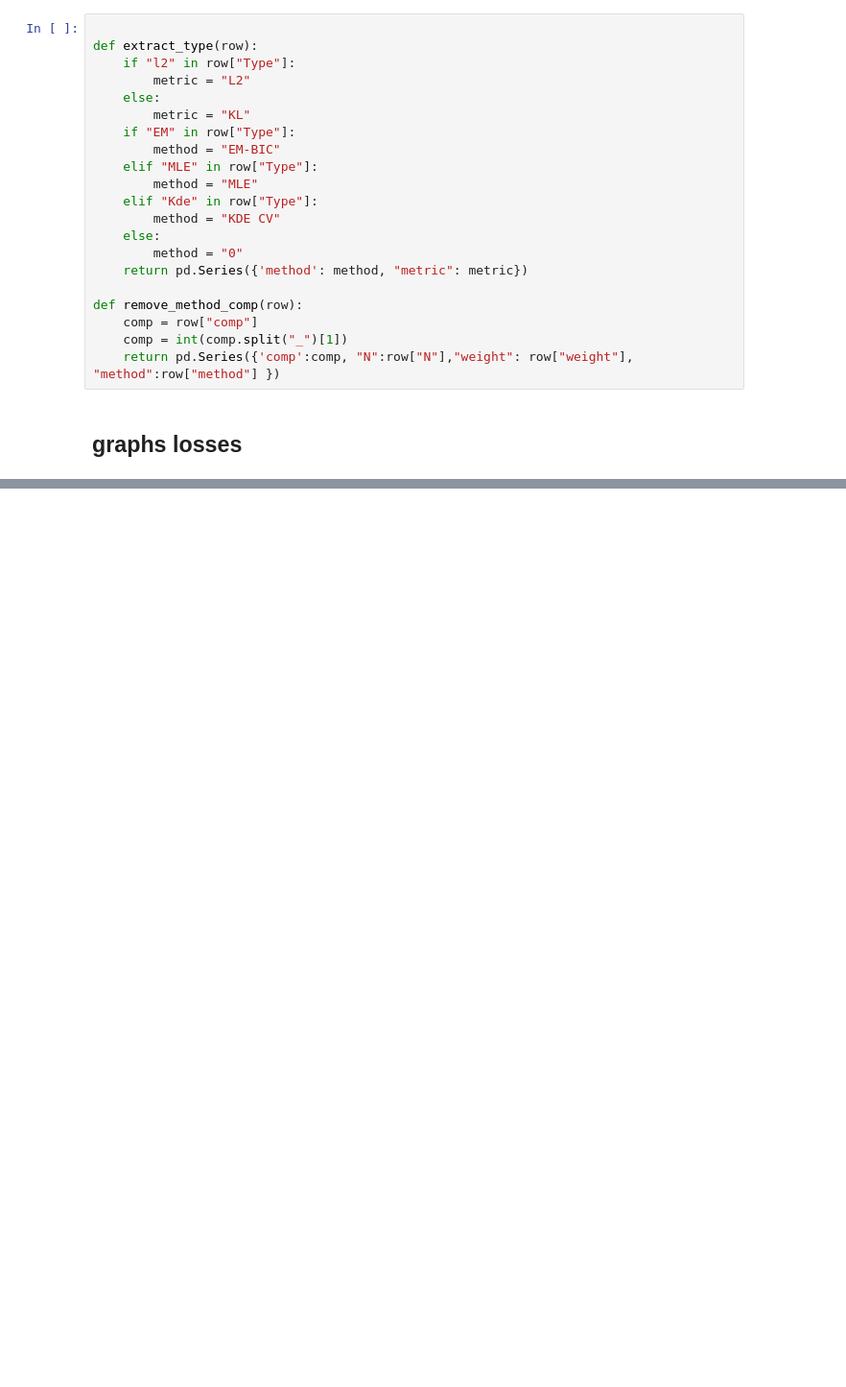
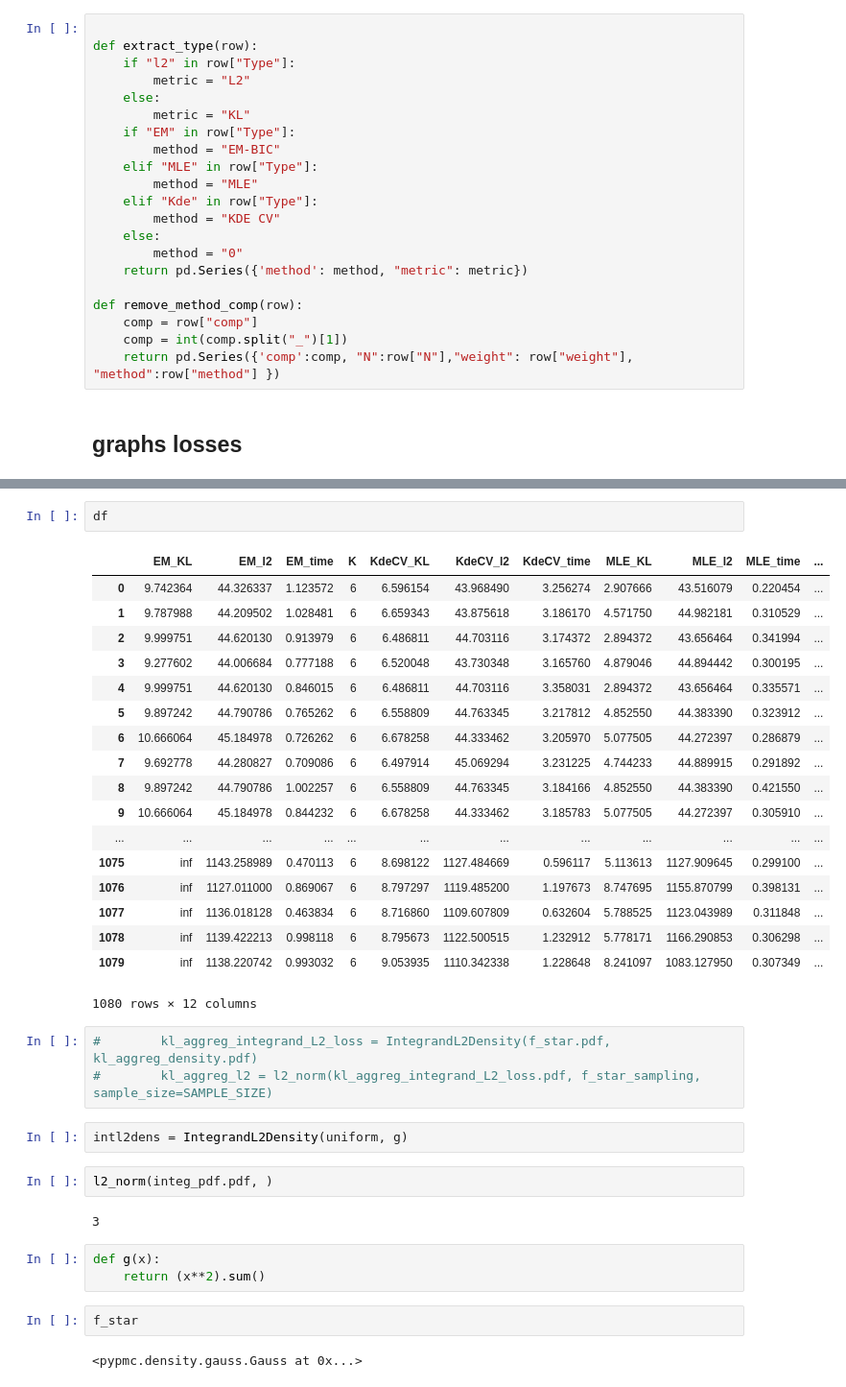
Before and after one commit to mehdisebbar/kl-aggregation, a Jupyter notebook: weight_vector_simulations_paper/weight_vector_estim_code/clustering.ipynb, the cells around one changed output, grey strips where cells are left out. Shown at 96% size. Saved outputs shown, nothing was run; the diff lists cells and outputs as text; blank space fills up the shorter version.

```diff
--- a/weight_vector_simulations_paper/weight_vector_estim_code/clustering.ipynb
+++ b/weight_vector_simulations_paper/weight_vector_estim_code/clustering.ipynb
@@ -920,0 +902,37 @@ l2_norm(f_over_g, f_sample, sample_size=10000, hypercube_size=3)
+# %%
+df
+# %% [output]
+|  | EM_KL | EM_l2 | EM_time | K | KdeCV_KL | KdeCV_l2 | KdeCV_time | MLE_KL | MLE_l2 | MLE_time | ... |
+| 0 | 9.742364 | 44.326337 | 1.123572 | 6 | 6.596154 | 43.968490 | 3.256274 | 2.907666 | 43.516079 | 0.220454 | ... |
+| 1 | 9.787988 | 44.209502 | 1.028481 | 6 | 6.659343 | 43.875618 | 3.186170 | 4.571750 | 44.982181 | 0.310529 | ... |
+| 2 | 9.999751 | 44.620130 | 0.913979 | 6 | 6.486811 | 44.703116 | 3.174372 | 2.894372 | 43.656464 | 0.341994 | ... |
+| 3 | 9.277602 | 44.006684 | 0.777188 | 6 | 6.520048 | 43.730348 | 3.165760 | 4.879046 | 44.894442 | 0.300195 | ... |
+| 4 | 9.999751 | 44.620130 | 0.846015 | 6 | 6.486811 | 44.703116 | 3.358031 | 2.894372 | 43.656464 | 0.335571 | ... |
+| 5 | 9.897242 | 44.790786 | 0.765262 | 6 | 6.558809 | 44.763345 | 3.217812 | 4.852550 | 44.383390 | 0.323912 | ... |
+| 6 | 10.666064 | 45.184978 | 0.726262 | 6 | 6.678258 | 44.333462 | 3.205970 | 5.077505 | 44.272397 | 0.286879 | ... |
+| 7 | 9.692778 | 44.280827 | 0.709086 | 6 | 6.497914 | 45.069294 | 3.231225 | 4.744233 | 44.889915 | 0.291892 | ... |
+| 8 | 9.897242 | 44.790786 | 1.002257 | 6 | 6.558809 | 44.763345 | 3.184166 | 4.852550 | 44.383390 | 0.421550 | ... |
+| 9 | 10.666064 | 45.184978 | 0.844232 | 6 | 6.678258 | 44.333462 | 3.185783 | 5.077505 | 44.272397 | 0.305910 | ... |
+| ... | ... | ... | ... | ... | ... | ... | ... | ... | ... | ... | ... |
+| 1075 | inf | 1143.258989 | 0.470113 | 6 | 8.698122 | 1127.484669 | 0.596117 | 5.113613 | 1127.909645 | 0.299100 | ... |
+| 1076 | inf | 1127.011000 | 0.869067 | 6 | 8.797297 | 1119.485200 | 1.197673 | 8.747695 | 1155.870799 | 0.398131 | ... |
+| 1077 | inf | 1136.018128 | 0.463834 | 6 | 8.716860 | 1109.607809 | 0.632604 | 5.788525 | 1123.043989 | 0.311848 | ... |
+| 1078 | inf | 1139.422213 | 0.998118 | 6 | 8.795673 | 1122.500515 | 1.232912 | 5.778171 | 1166.290853 | 0.306298 | ... |
+| 1079 | inf | 1138.220742 | 0.993032 | 6 | 9.053935 | 1110.342338 | 1.228648 | 8.241097 | 1083.127950 | 0.307349 | ... |
+1080 rows × 12 columns
+# %%
+#        kl_aggreg_integrand_L2_loss = IntegrandL2Density(f_star.pdf, kl_aggreg_density.pdf)
+#        kl_aggreg_l2 = l2_norm(kl_aggreg_integrand_L2_loss.pdf, f_star_sampling, sample_size=SAMPLE_SIZE)
+# %%
+intl2dens = IntegrandL2Density(uniform, g)
+# %%
+l2_norm(integ_pdf.pdf, )
+# %% [output]
+3
+# %%
+def g(x):
+    return (x**2).sum()
+# %%
+f_star
+# %% [output]
+<pypmc.density.gauss.Gauss at 0x...>
```
Also changed, not shown: parts of 13 cells of this notebook, 1 other file.
